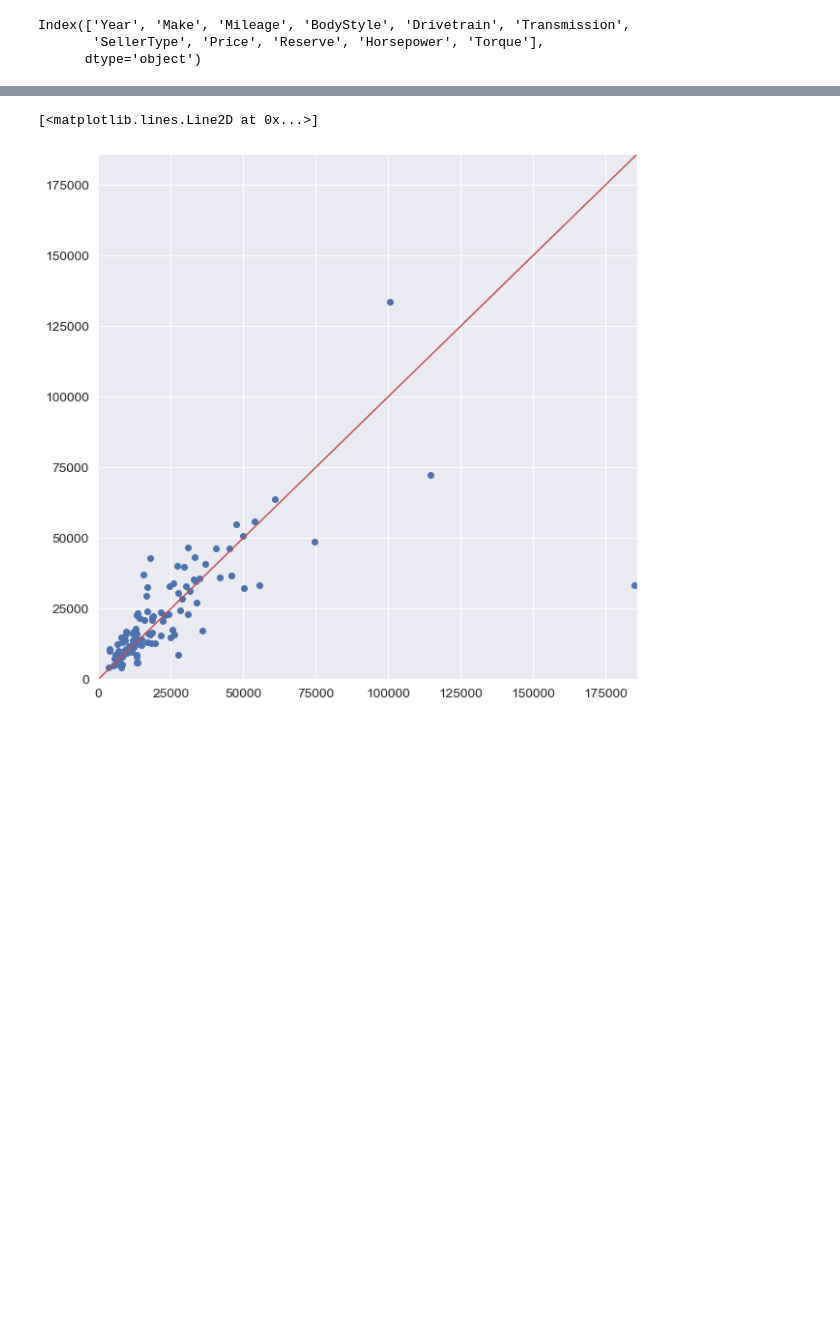
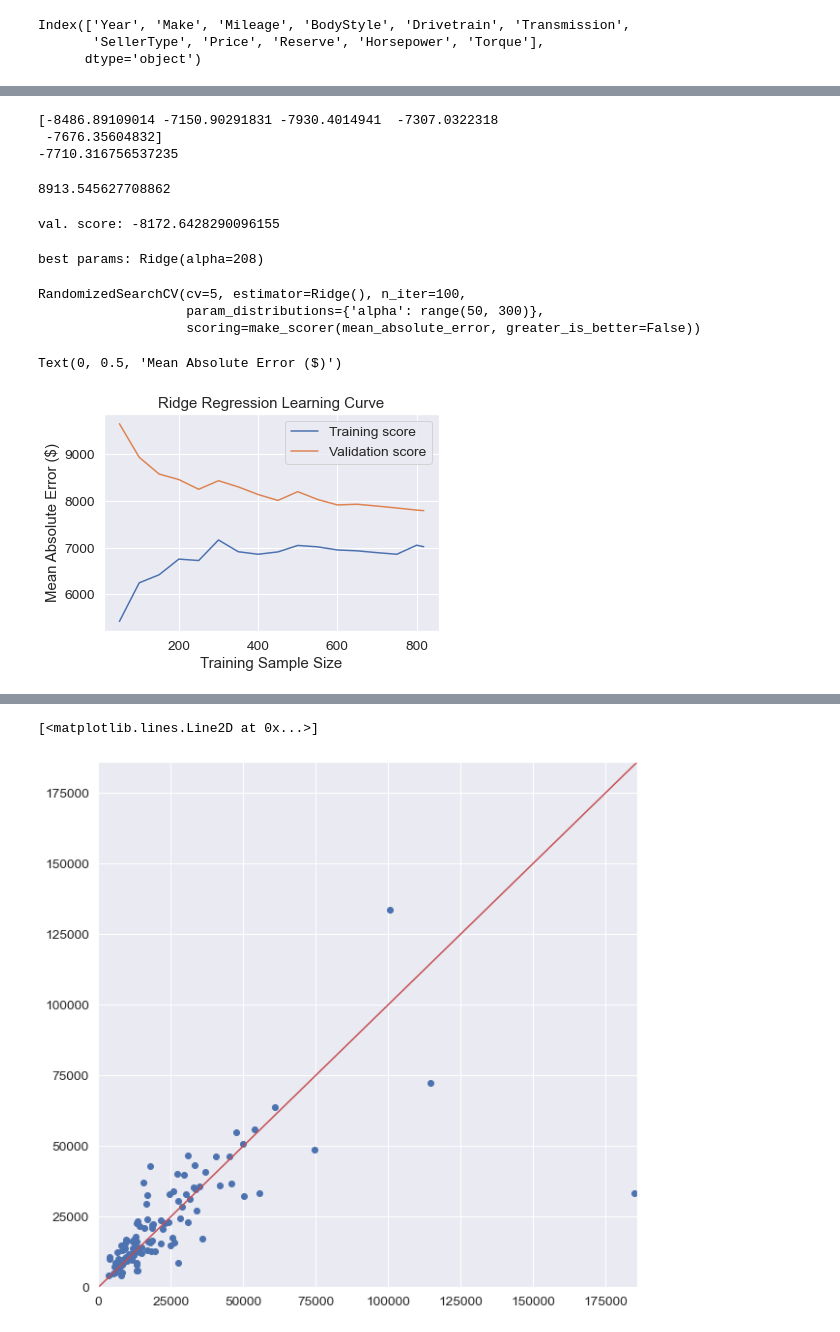
Before and after one commit to justyntyrrell/Car_Auction_Price_Prediction, a Jupyter notebook: car_auction.ipynb, the cells around one changed output, grey strips where cells are left out. Drawn from its saved outputs; the diff is of its cells as text; code cells hidden in the pictures; blank space fills up the shorter version.

```diff
--- a/car_auction.ipynb
+++ b/car_auction.ipynb
@@ -707,0 +603,77 @@ ValueError: Found input variables with inconsistent numbers of samples: [115, 10
+# %%
+#apply pca to data before ridge regression
+from sklearn.linear_model import Ridge
+from sklearn.preprocessing import StandardScaler
+from sklearn.decomposition import PCA
+
+pca = PCA() #87
+pca.fit(OH_X_train)
+
+X_train_reduced = pca.transform(OH_X_train)
+X_test_reduced = pca.transform(OH_X_test)
+
+
+scale = StandardScaler()
+OH_X_train_scaled = scale.fit_transform(OH_X_train)
+OH_X_test_scaled = scale.fit_transform(OH_X_test)
+
+r_model = Ridge(alpha = 208)
+r_model.fit(OH_X_train_scaled, y_train)
+r_pred = r_model.predict(OH_X_test)
+
+ridge_scores = cross_val_score(r_model, OH_X_train_scaled, y_train, cv=5, scoring= mae_scorer)
+
+print(ridge_scores)
+r_scores_mean = np.mean(ridge_scores)
+print(r_scores_mean)
+
+
+r_predict = r_model.predict(OH_X_test_scaled)
+mean_absolute_error(y_test, r_predict)
+# %% [output]
+[-8486.89109014 -7150.90291831 -7930.4014941  -7307.0322318
+ -7676.35604832]
+-7710.316756537235
+8913.545627708862
+# %%
+from sklearn.model_selection import RandomizedSearchCV
+r_opt = RandomizedSearchCV(
+    estimator = Ridge(),
+    param_distributions = {'alpha': range(1, 300),
+    },
+    n_iter=60,
+    cv=5,
+    scoring= mae_scorer
+)
+
+r_opt.fit(OH_X_train, y_train)
+
+print("val. score: %s" % r_opt.best_score_)
+#print("test score: %s" % r_opt.score(OH_X_test, y_test))
+# %% [output]
+val. score: -8172.6428290096155
+# %%
+print("best params: %s" % str(r_opt.best_estimator_))
+r_opt
+# %% [output]
+best params: Ridge(alpha=208)
+RandomizedSearchCV(cv=5, estimator=Ridge(), n_iter=100,
+                   param_distributions={'alpha': range(50, 300)},
+                   scoring=make_scorer(mean_absolute_error, greater_is_better=False))
+# %%
+from sklearn.model_selection import learning_curve
+
+train_list = [50, 100, 150, 200, 250, 300, 350, 400, 450, 500, 550, 600, 650, 700, 750, 800, 818]
+train_sizes, train_scores, valid_scores = learning_curve(r_model, OH_X_train_scaled, y_train, train_sizes = train_list, cv=5, scoring = pos_mae_scorer)
+
+train_scores_mean = np.mean(train_scores, axis=1)
+valid_scores_mean = np.mean(valid_scores, axis=1)
+plt.plot(train_sizes, train_scores_mean, label="Training score")
+plt.plot(train_sizes, valid_scores_mean, label="Validation score")
+plt.legend()
+plt.title('Ridge Regression Learning Curve')
+plt.xlabel('Training Sample Size')
+plt.ylabel('Mean Absolute Error ($)')
+# %% [output]
+Text(0, 0.5, 'Mean Absolute Error ($)')
+[figure, added]
```
Also changed, not shown: parts of 79 cells of this notebook.
